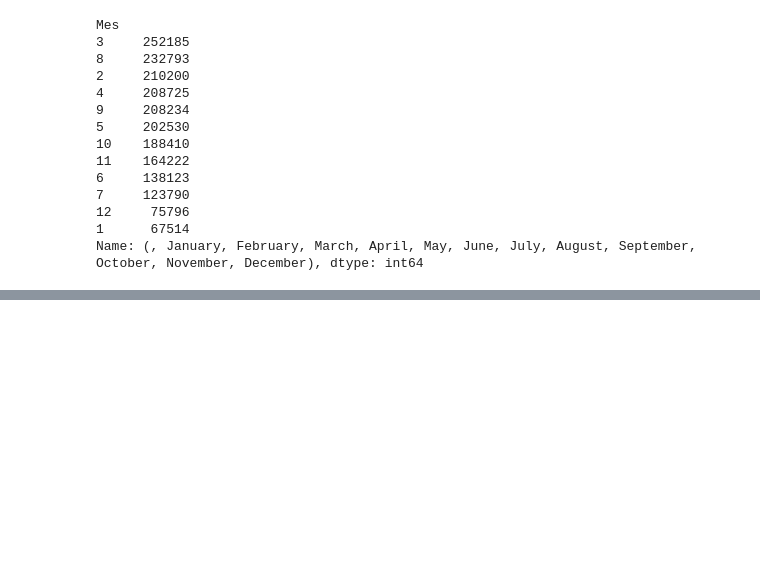
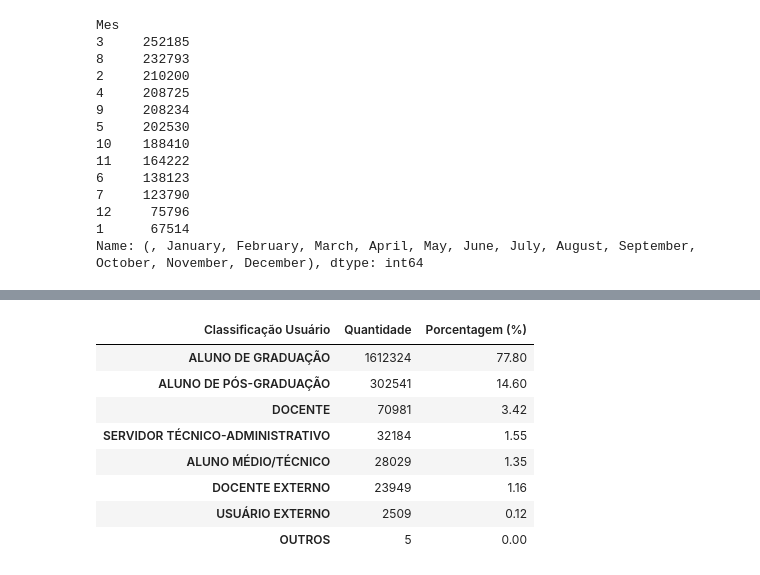
Before and after one commit to Odilon01/7dayofcode, a Jupyter notebook: 7dayofcode.ipynb, the cells around one changed output, grey strips where cells are left out. Saved outputs shown, nothing was run; the diff lists cells and outputs as text; code cells hidden in the pictures; blank space fills up the shorter version.

```diff
--- a/7dayofcode.ipynb
+++ b/7dayofcode.ipynb
@@ -524,0 +540,19 @@ plt.show()
+# %%
+#Porcentagem dos tipos de usuário por quantidade de emprestimos
+
+frequencia_tipo_usuario = analise_emprestimos.groupby('tipo_vinculo_usuario')['id_emprestimo'].count().round(2)
+frequencia_tipo_usuario = frequencia_tipo_usuario.sort_values(ascending=False)
+percentual_user_tipo = (dados_completos_biblioteca['tipo_vinculo_usuario'].value_counts(normalize=True)*100).round(2)
+dist_freq_user =pd.DataFrame({ 'Quantidade':frequencia_tipo_usuario, 'Porcentagem (%)': percentual_user_tipo, }).round(2)
+dist_freq_user.rename_axis('Classificação Usuário', axis='columns',inplace=True)
+dist_freq_user
+# %% [output]
+| Classificação Usuário | Quantidade | Porcentagem (%) |
+| ALUNO DE GRADUAÇÃO | 1612324 | 77.80 |
+| ALUNO DE PÓS-GRADUAÇÃO | 302541 | 14.60 |
+| DOCENTE | 70981 | 3.42 |
+| SERVIDOR TÉCNICO-ADMINISTRATIVO | 32184 | 1.55 |
+| ALUNO MÉDIO/TÉCNICO | 28029 | 1.35 |
+| DOCENTE EXTERNO | 23949 | 1.16 |
+| USUÁRIO EXTERNO | 2509 | 0.12 |
+| OUTROS | 5 | 0.00 |
```
Also changed, not shown: parts of 9 cells of this notebook.
